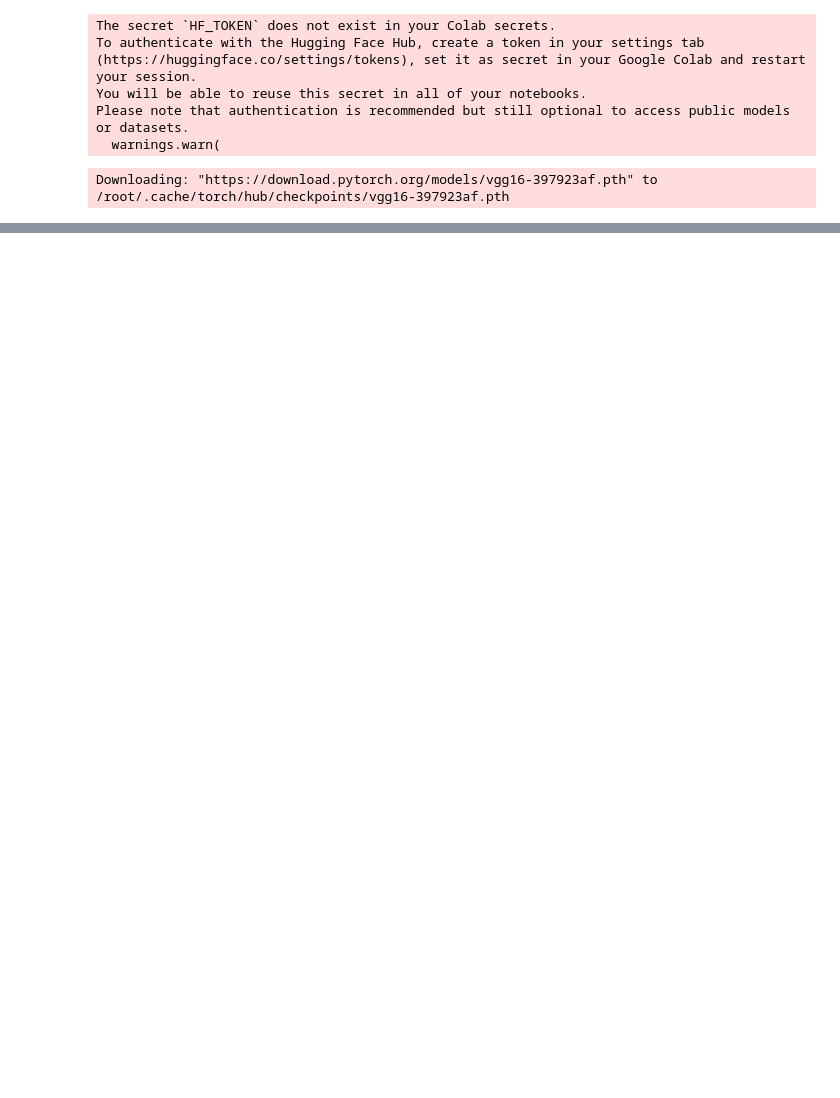
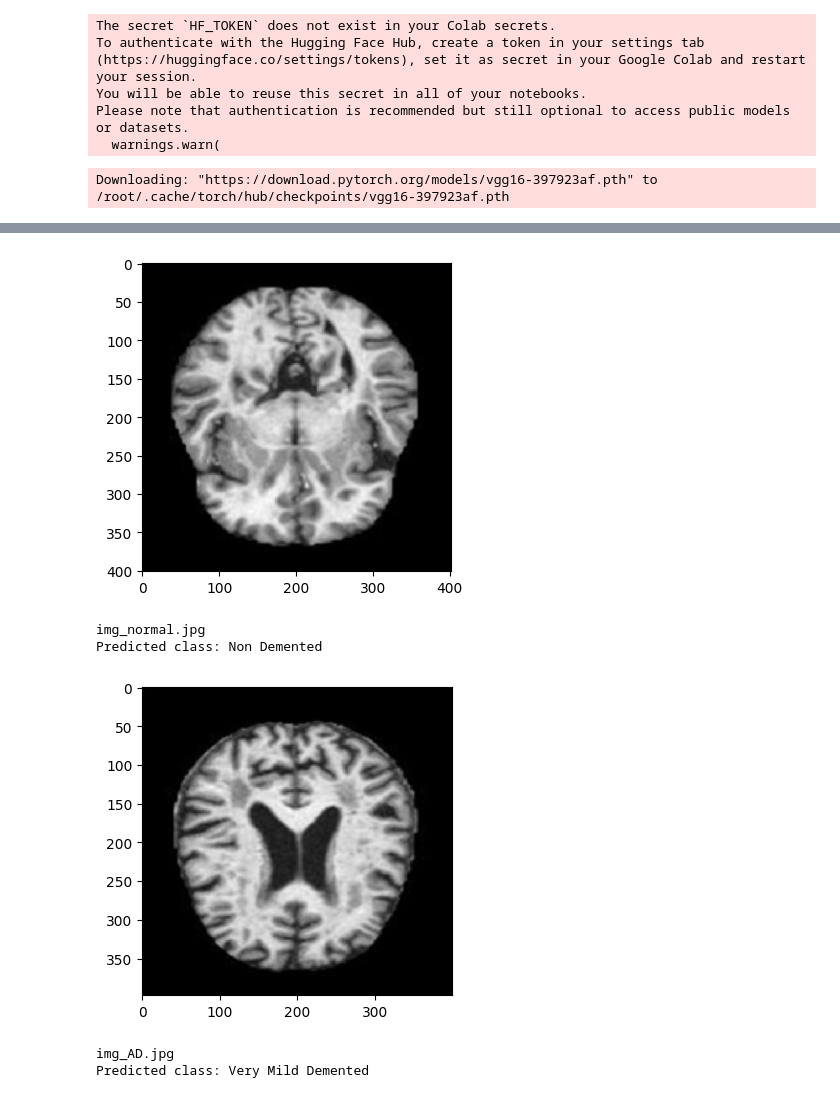
Before and after one commit to leehimcm/ml-project_Alzheimer-MRI-Disease-Classification, a Jupyter notebook: VGG16_hyein.ipynb, the cells around one changed output, grey strips where cells are left out. Saved outputs shown, nothing was run; the diff lists cells and outputs as text; code cells hidden in the pictures; blank space fills up the shorter version.

```diff
--- a/VGG16_hyein.ipynb
+++ b/VGG16_hyein.ipynb
@@ -228,0 +269,14 @@ Accuracy: 0.9242
+# %%
+# Upload new test images
+import os
+from google.colab import files
+import numpy as np
+from PIL import Image
+
+test_images_path = '/content/test_images/'
+os.makedirs(test_images_path, exist_ok=True)
+
+uploaded = files.upload()
+
+for filename in uploaded.keys():
+    os.rename(filename, os.path.join(test_images_path, filename))
@@ -228,0 +287,34 @@ Accuracy: 0.9242
+# %%
+# Mapping class indices to labels
+class_labels = {0: 'Mild Demented', 1: 'Moderate Demented', 2: 'Non Demented', 3: 'Very Mild Demented'}
+
+# Process each image in the test directory
+for filename in os.listdir(test_images_path):
+    if filename.lower().endswith(('png', 'jpg', 'jpeg')):
+        img_path = os.path.join(test_images_path, filename)
+        img = Image.open(img_path)
+
+        # Apply transformations and move the tensor to the device
+        input_tensor = transform(img)
+        input_batch = input_tensor.unsqueeze(0).to(device)
+
+        with torch.no_grad():
+            # Perform model inference
+            output = model(input_batch)
+
+        # Get predicted class
+        _, predicted_class = torch.max(output, 1)
+
+        # Display image and predicted class
+        plt.figure(figsize=(4, 4))
+        plt.imshow(img)
+        plt.show()
+        print(f"{filename}")
+        print(f"Predicted class: {class_labels[predicted_class.item()]}\n\n")
+# %% [output]
+[figure, added]
+img_normal.jpg
+Predicted class: Non Demented
+[figure, added]
+img_AD.jpg
+Predicted class: Very Mild Demented
```
Also changed, not shown: parts of 9 cells of this notebook.
